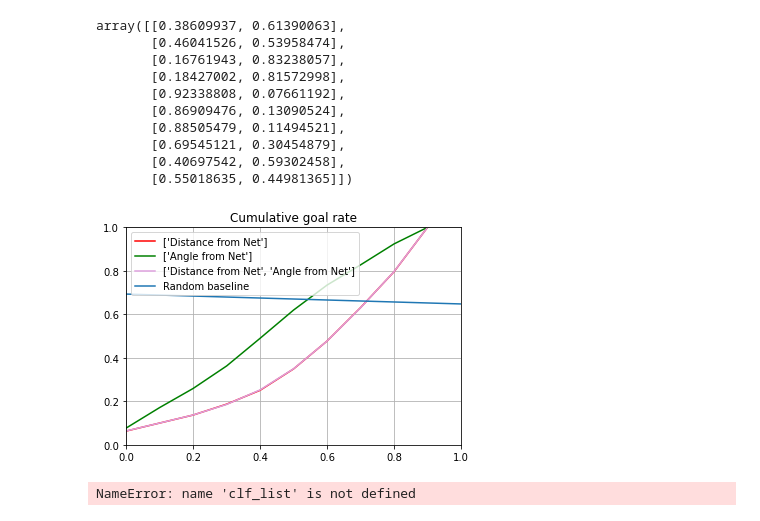
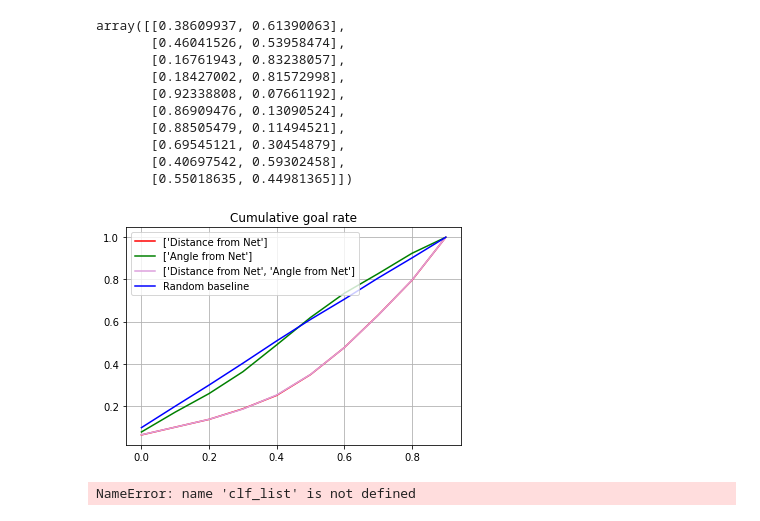
Before and after one commit to IreneZhou0129/IFT6758_m1, a Jupyter notebook: notebooks/m2_q3.ipynb, the cells around one changed output. Cells and saved outputs as stored; diff of their text form; code cells hidden in the pictures.

Commit message:
added random baseline on cumulative goal rate

```diff
--- a/notebooks/m2_q3.ipynb
+++ b/notebooks/m2_q3.ipynb
@@ -497,33 +496,39 @@ array([[0.38609937, 0.61390063],
 # %%
 def plot_cumulative_rate(feature_color_dict):
 
     for k,v in feature_color_dict.items():
 
         f = v[0]
         color = v[1]
 
-        probs = q3_2(X, y, f)
-        is_goal = probs[:,1]
+        if f != 'Random baseline':
+            probs = q3_2(X, y, f)
+            is_goal = probs[:,1]
+            perc_df = get_percentile(X, y, probs, f)
 
-        perc_df = get_percentile(X, y, probs, f)
-        goal_rate_df = get_rate(perc_df)
+        # Random baseline
+        else:
+            is_goal = np.random.uniform(0,1,is_goal.shape[0])
+            no_goal_prob = np.array([(1-i) for i in is_goal])
+            probs = np.column_stack((is_goal, no_goal_prob))
+            perc_df = get_percentile(X, y, probs)
 
         cumulative_rate = get_rate(perc_df, function_type='cumulative_rate')
 
         plt.plot(
             cumulative_rate['Percentile']/100,
             cumulative_rate['Rate']/100,
             label = f'{f}',
             color = color
         )
-    plot_random_baseline()
+
     plt.title('Cumulative goal rate')
     plt.legend()
     plt.grid(True)
 
 plot_cumulative_rate(feature_color_dict)
 # %% [output]
-[figure, old version]
+[figure, new version]
 # %%
 from matplotlib.gridspec import GridSpec
 def plot_calibration(feature_color_dict):
```
Also changed, not shown: parts of 1 cell of this notebook.
